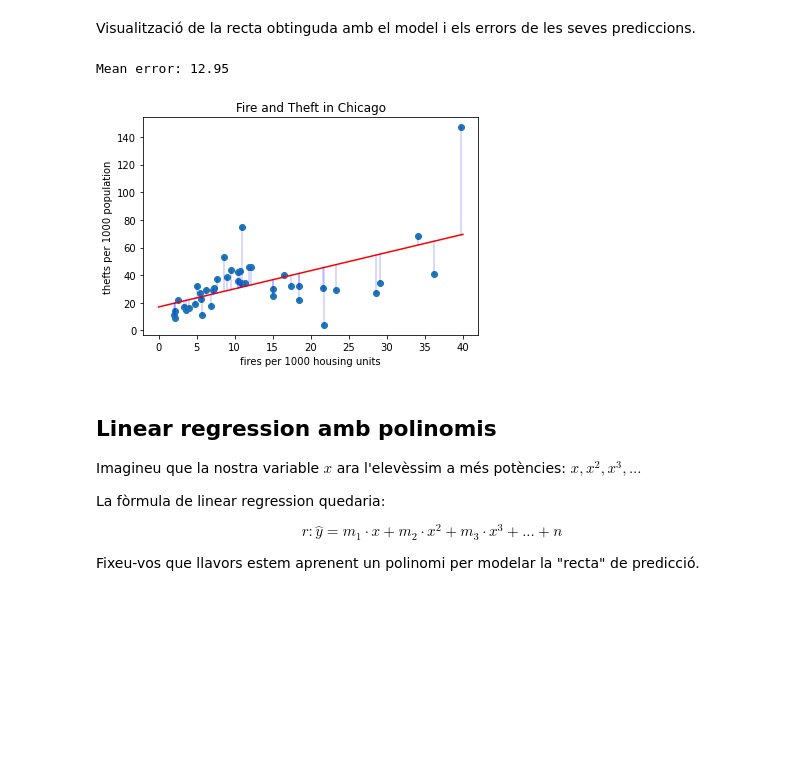
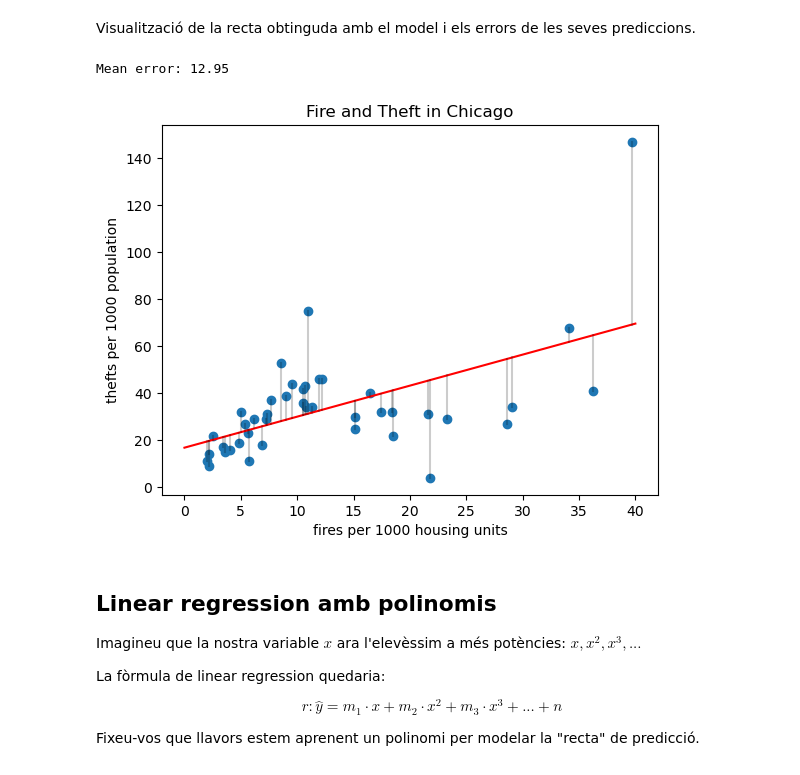
Before and after one commit to mariapepu/TNUI, a Jupyter notebook: TNUI P3/P2_LinearRegression-Student.ipynb, the cells around one changed output. Saved outputs shown, nothing was run; the diff lists cells and outputs as text; code cells hidden in the pictures; blank space fills up the shorter version.

```diff
--- a/TNUI P3/P2_LinearRegression-Student.ipynb
+++ b/TNUI P3/P2_LinearRegression-Student.ipynb
@@ -120,24 +120,27 @@ def gradient_descend(f, x0, alpha, eps=1e-6, max_iter=1000, print_iters=1000):
     :param x0: Punt inicial
     :param alpha: Pas de cada iteració
     :param eps: Moviment mínim realitzat abans de parar
-    :param max_epochs: Iteracions màximes a realitzar
+    :param max_epochs: Iteracions màximes a realitzar (suposem que es el max_iter, perque no es diu max_epochs)
     :param print_iters: Numero d'iteracions per printar resultats
     :return: La funció retornarà el punt on es troba el mínim
     """
 
-    # AQUÍ EL TEU CODI #TODO
-    itr = 0
-    x = np.zeros(len(x0)) # ponemos un vector cualquiera (que cumpla) para que en la primera iteración podamos entrar al while
-    val_grad_f = value_and_grad(f) # retornará el valor de f y de f' al pasarle un punto; grad[0] es f(x) y grad[1] f'(x)
-    while(itr < max_iter and np.linalg.norm(x-x0) > eps):
-        itr += 1
-        x = x0
-        grad = val_grad_f(x0)
-        # x0 = x0 - alpha * grad[1] sin normalizar
-        x0 = x0 - alpha * grad[1]/np.linalg.norm(grad[1]) # para normalizar, si no lo hacemos f3 falla
+    # AQUÍ EL TEU CODI
+    itr = 0 # contador de iteraciones
+    x = np.zeros(len(x0)) # posem un vector qualsevol (que cumpleixi) per a que poguem entrar al while a la 1a iter.
+    val_grad_f = value_and_grad(f)  # torna el valor de f i de f' al pasarli un punt
+                                    # grad[0] es f(x) i grad[1] f'(x)
+    while(itr < max_iter and np.linalg.norm(x-x0) > eps):   # mentre no ens pasem de las max_iter i
+                                                            # es cumpleixi que la distancia euclidiana entre x i x0 siqui > eps
+        itr += 1 # sumem 1 iteració
+        x = x0 # update x
+        grad = val_grad_f(x0) #pillem el gradient de x0
+        # x0 = x0 - alpha * grad[1] sense normalizar
+        x0 = x0 - alpha * grad[1]/np.linalg.norm(grad[1]) # per normalizar, si no lo ho fem f3 falla
 
         if (itr % print_iters) == 0:
             print("{}/{:.2f}".format(itr, float(grad[0])))
+
     return x0
 # %% [markdown]
 Busquem el mínim de cadascuna de les funcions:
@@ -238,6 +242,8 @@ Per ara, donat que estem a 2D, podem visualitzar l'error, és a dir la distànci
 
 **Necessitem un algorisme que la trobi automàticament,** però primer visualitzem l'error de cadascuna de les anteriors rectes:
 # %%
+count = 0
+colors = ['Tomato','ForestGreen','MediumOrchid','Orange']
 for x1, y1, y0 in ((40, 140, 0), (40, 120, 0), (40, 110, 10), (40, 70, 20)):
 
     plt.figure()
@@ -248,7 +254,8 @@ for x1, y1, y0 in ((40, 140, 0), (40, 120, 0), (40, 110, 10), (40, 70, 20)):
     plt.title(f'Fire and Theft in Chicago, y = {y0} + x * {(y1 - y0) / x1:.2f}')
 
     # Visualització de la recta
-    plt.plot((0, x1), (y0, y1), color='#ff0000')
+    plt.plot((0, x1), (y0, y1), color = colors[count])
+    count+=1 #nomes per canviar color de la recta
 
     # Definció de la recta
     f = lambda x: (y1 - y0) / x1 * x + y0
@@ -256,5 +263,5 @@ for x1, y1, y0 in ((40, 140, 0), (40, 120, 0), (40, 110, 10), (40, 70, 20)):
     # Visualització de l'error per cada punt
     for _, (x, y) in df.iterrows():
         y_pred = f(x)
-        plt.plot((x, x), (y, y_pred), color='b', alpha=0.2)
+        plt.plot((x, x), (y, y_pred), color='black', alpha=0.2)
 # %% [output]
@@ -398,25 +411,25 @@ Visualització de la recta obtinguda amb el model i els errors de les seves pred
 # %%
 plt.figure()
 # Visualització de les dades
 plt.scatter(df['X'], df['Y'])
 plt.xlabel('fires per 1000 housing units')
 plt.ylabel('thefts per 1000 population')
 plt.title('Fire and Theft in Chicago')
 
 # Visualització de la recta
 # Parametres plt.plot: (x0, x1), (y0, y1)
 plt.plot((0, 40), (wf_fire[0, 0], linear_regression((1, 40), wf_fire)), color='#ff0000')
 
 # Visualització de l'error a cada punt
 for _, (x, y) in df.iterrows():
     y_pred = linear_regression((1, x), wf_fire)
-    plt.plot((x, x), (y, y_pred), color='b', alpha=0.2)
+    plt.plot((x, x), (y, y_pred), color='black', alpha=0.2)
 
 y_fire_pred = linear_regression(X_fire, wf_fire)
 print('Mean error: {:.2f}'.format(np.mean(np.abs(Y_fire - y_fire_pred))))
 # %% [output]
 Mean error: 12.95
-[figure, old version]
+[figure, new version]
 # %% [markdown]
 ## Linear regression amb polinomis
 
```
Also changed, not shown: parts of 14 cells of this notebook, 1 other file.
